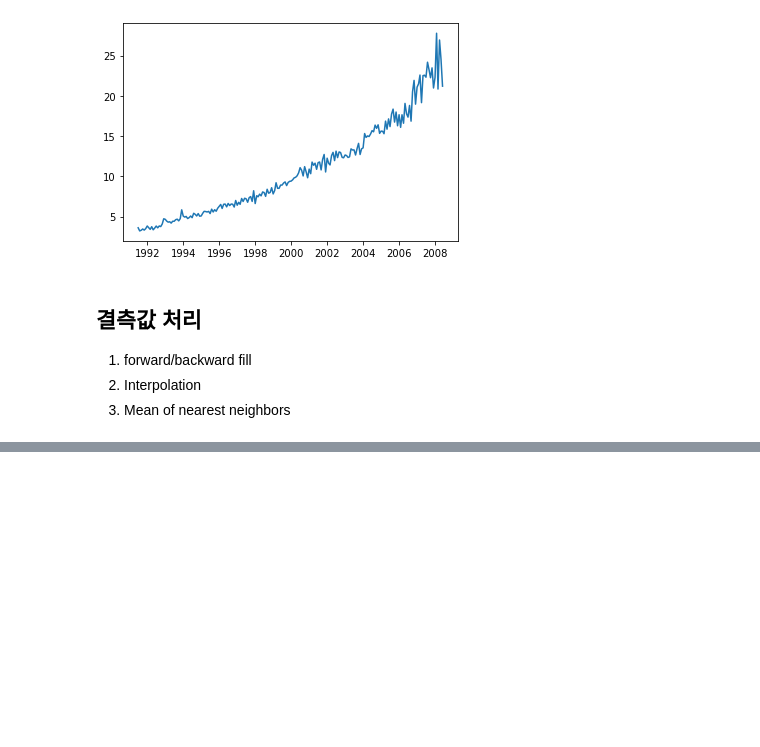
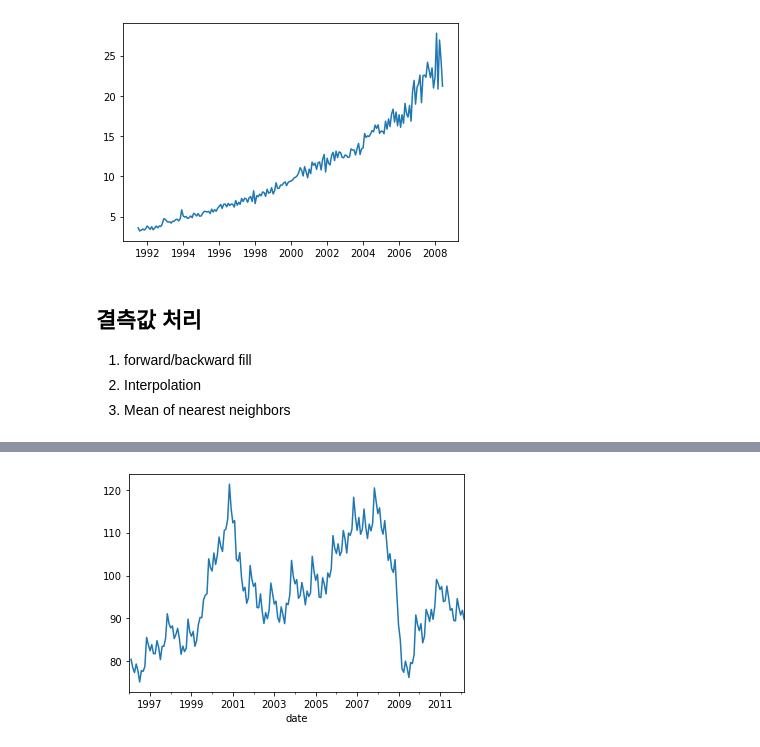
Before and after one commit to teng-ny/Today-I-Learn, a Jupyter notebook: 3. 데이터 분석/[통계적 모델링] 시계열 분석-차분.ipynb, the cells around one changed output, grey strips where cells are left out. Cells and saved outputs as stored; diff of their text form; code cells hidden in the pictures; blank space fills up the shorter version.

```diff
--- a/3. 데이터 분석/[통계적 모델링] 시계열 분석-차분.ipynb
+++ b/3. 데이터 분석/[통계적 모델링] 시계열 분석-차분.ipynb
@@ -151,0 +217,3 @@ df['linear_fill']=f(df['rownum'])
+# %%
+# 1. moving average
+df_ma=df_orig.value.rolling(3, center=True, closed='both').mean()
@@ -151,0 +236,5 @@ df['linear_fill']=f(df['rownum'])
+# %%
+df_ma.plot()
+plt.show()
+# %% [output]
+[figure, added]
```
Also changed, not shown: parts of 11 cells of this notebook.
